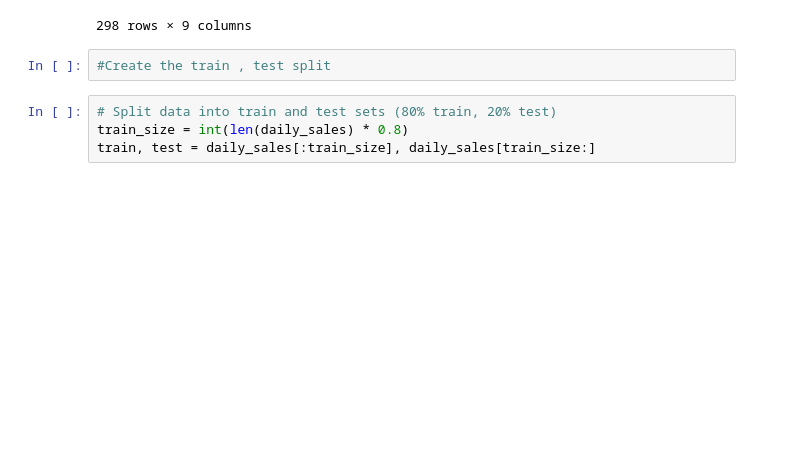
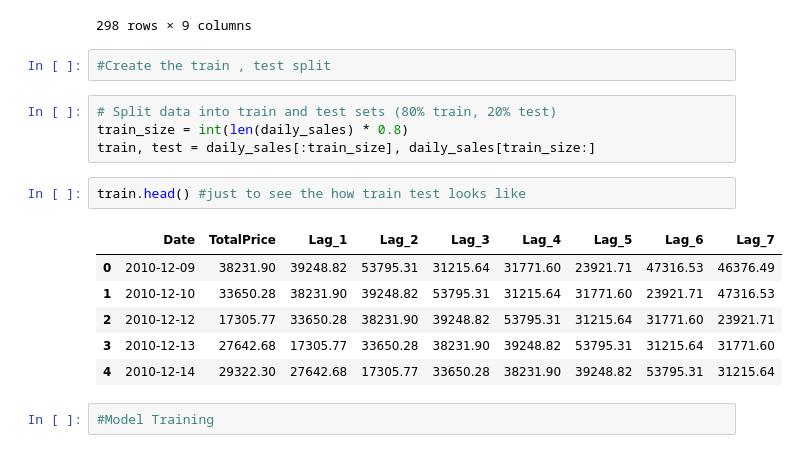
Before and after one commit to lolitha-lakshan-1/principles-of-data-science-group-assignment, a Jupyter notebook: sales_performance_forecasting/sales_performance_forecasting.ipynb, the cells around one changed output. Saved outputs shown, nothing was run; the diff lists cells and outputs as text; blank space fills up the shorter version.

```diff
--- a/sales_performance_forecasting/sales_performance_forecasting.ipynb
+++ b/sales_performance_forecasting/sales_performance_forecasting.ipynb
@@ -87,3 +87,14 @@ daily_sales
 # Split data into train and test sets (80% train, 20% test)
 train_size = int(len(daily_sales) * 0.8)
 train, test = daily_sales[:train_size], daily_sales[train_size:]
+# %%
+train.head() #just to see the how train test looks like
+# %% [output]
+|  | Date | TotalPrice | Lag_1 | Lag_2 | Lag_3 | Lag_4 | Lag_5 | Lag_6 | Lag_7 |
+| 0 | 2010-12-09 | 38231.90 | 39248.82 | 53795.31 | 31215.64 | 31771.60 | 23921.71 | 47316.53 | 46376.49 |
+| 1 | 2010-12-10 | 33650.28 | 38231.90 | 39248.82 | 53795.31 | 31215.64 | 31771.60 | 23921.71 | 47316.53 |
+| 2 | 2010-12-12 | 17305.77 | 33650.28 | 38231.90 | 39248.82 | 53795.31 | 31215.64 | 31771.60 | 23921.71 |
+| 3 | 2010-12-13 | 27642.68 | 17305.77 | 33650.28 | 38231.90 | 39248.82 | 53795.31 | 31215.64 | 31771.60 |
+| 4 | 2010-12-14 | 29322.30 | 27642.68 | 17305.77 | 33650.28 | 38231.90 | 39248.82 | 53795.31 | 31215.64 |
+# %%
+#Model Training
```
Also changed, not shown: parts of 5 cells of this notebook, 1 other file.
